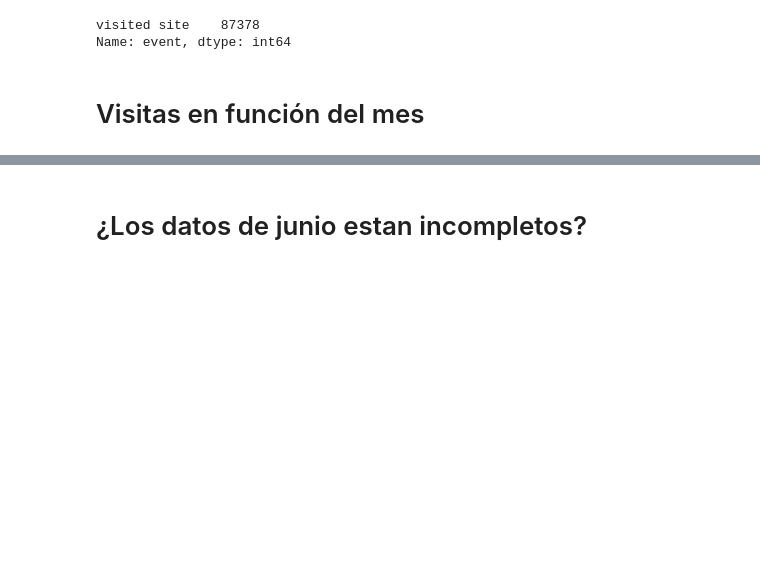
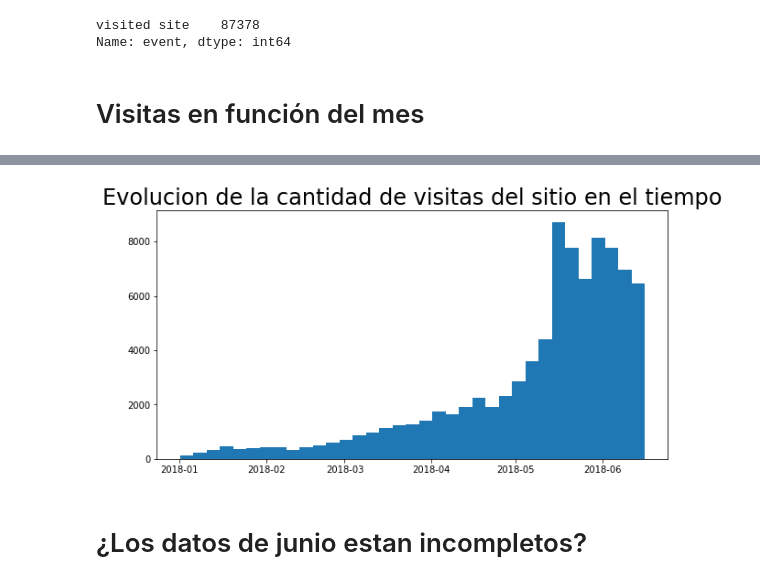
Before and after one commit to javier2409/TP1Datos2C2018, a Jupyter notebook: Analisis Geografico.ipynb, the cells around one changed output, grey strips where cells are left out. Saved outputs shown, nothing was run; the diff lists cells and outputs as text; code cells hidden in the pictures; blank space fills up the shorter version.

```diff
--- a/Analisis Geografico.ipynb
+++ b/Analisis Geografico.ipynb
@@ -40,3 +54,10 @@ plt.plot(visitas)
+# %%
+d = df.loc[df['event']=='visited site']['time']
+plt.hist(d,bins=35)
+plt.title('Evolucion de la cantidad de visitas del sitio en el tiempo',size=24)
+plt.show()
+# %% [output]
+[figure, added]
 # %% [markdown]
 # ¿Los datos de junio estan incompletos?
 # %%
```
Also changed, not shown: parts of 3 cells of this notebook, 1 other file.
